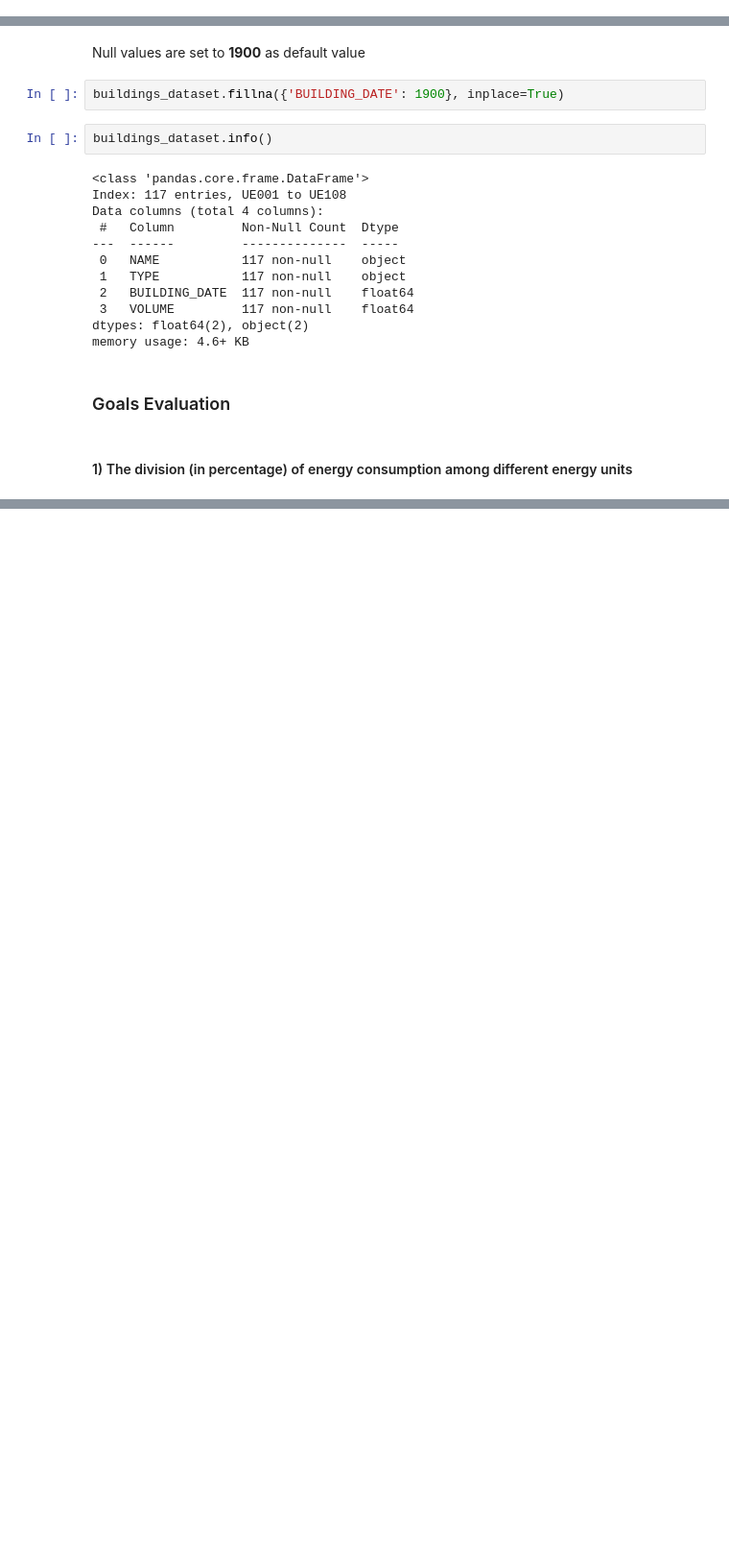
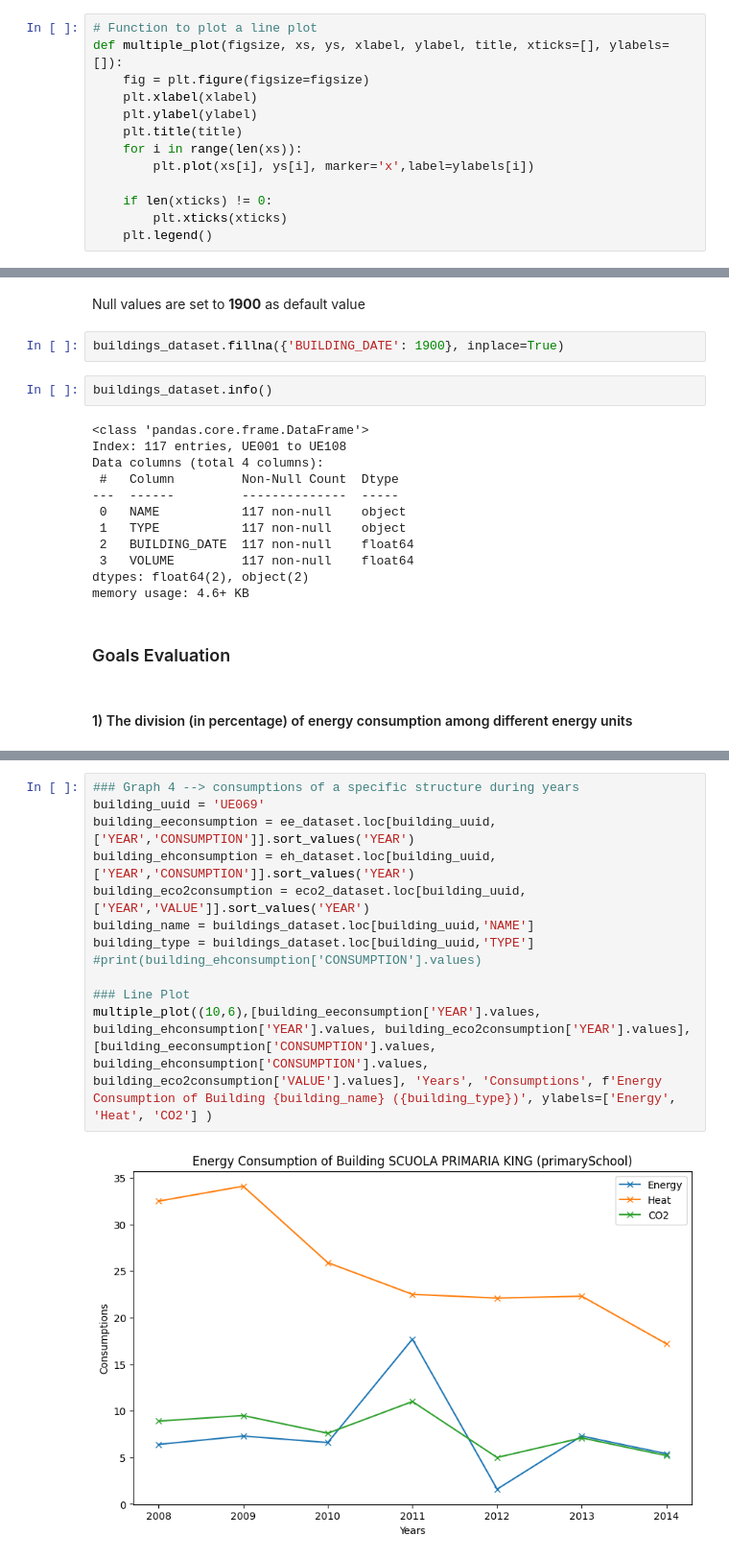
Before and after one commit to matteoForoni/energy-consumption-re, a Jupyter notebook: energy_consumption_re_analysis.ipynb, the cells around one changed output, grey strips where cells are left out. Shown at 96% size. Saved outputs shown, nothing was run; the diff lists cells and outputs as text; blank space fills up the shorter version.

```diff
--- a/energy_consumption_re_analysis.ipynb
+++ b/energy_consumption_re_analysis.ipynb
@@ -65,3 +76,16 @@ def bar_plot(figsize, x,y, data_range, xlabel, ylabel, title, y_ticks=[], color=
+# %%
+# Function to plot a line plot
+def multiple_plot(figsize, xs, ys, xlabel, ylabel, title, xticks=[], ylabels=[]):
+    fig = plt.figure(figsize=figsize)
+    plt.xlabel(xlabel)
+    plt.ylabel(ylabel)
+    plt.title(title)
+    for i in range(len(xs)):
+        plt.plot(xs[i], ys[i], marker='x',label=ylabels[i])
+
+    if len(xticks) != 0:
+        plt.xticks(xticks)
+    plt.legend()
 # %% [markdown]
 ### Read Source Data
 # %% [markdown]
@@ -507,0 +550,14 @@ bar_plot(fig_size, byyear_data.index.values, byyear_data.values, data_range, 'Bu
+# %%
+### Graph 4 --> consumptions of a specific structure during years
+building_uuid = 'UE069'
+building_eeconsumption = ee_dataset.loc[building_uuid,['YEAR','CONSUMPTION']].sort_values('YEAR')
+building_ehconsumption = eh_dataset.loc[building_uuid,['YEAR','CONSUMPTION']].sort_values('YEAR')
+building_eco2consumption = eco2_dataset.loc[building_uuid,['YEAR','VALUE']].sort_values('YEAR')
+building_name = buildings_dataset.loc[building_uuid,'NAME']
+building_type = buildings_dataset.loc[building_uuid,'TYPE']
+#print(building_ehconsumption['CONSUMPTION'].values)
+
+### Line Plot
+multiple_plot((10,6),[building_eeconsumption['YEAR'].values, building_ehconsumption['YEAR'].values, building_eco2consumption['YEAR'].values], [building_eeconsumption['CONSUMPTION'].values, building_ehconsumption['CONSUMPTION'].values, building_eco2consumption['VALUE'].values], 'Years', 'Consumptions', f'Energy Consumption of Building {building_name} ({building_type})', ylabels=['Energy', 'Heat', 'CO2'] )
+# %% [output]
+[figure, added]
```
Also changed, not shown: parts of 6 cells of this notebook.
